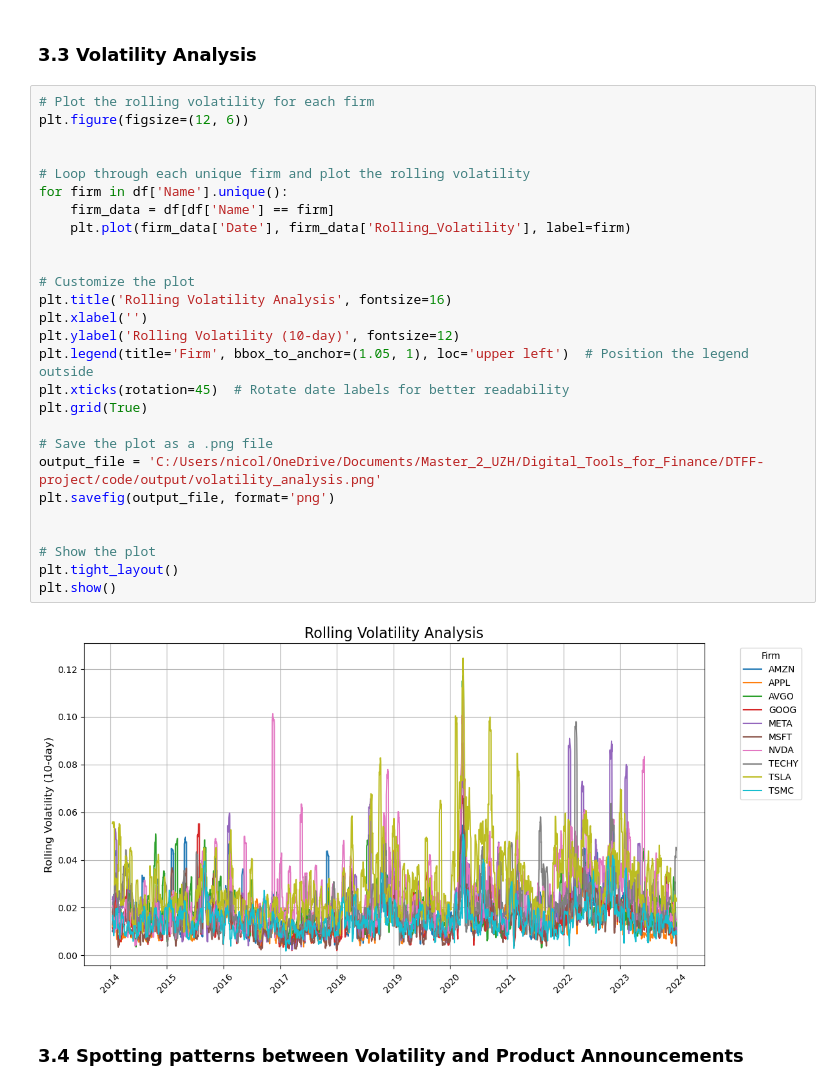
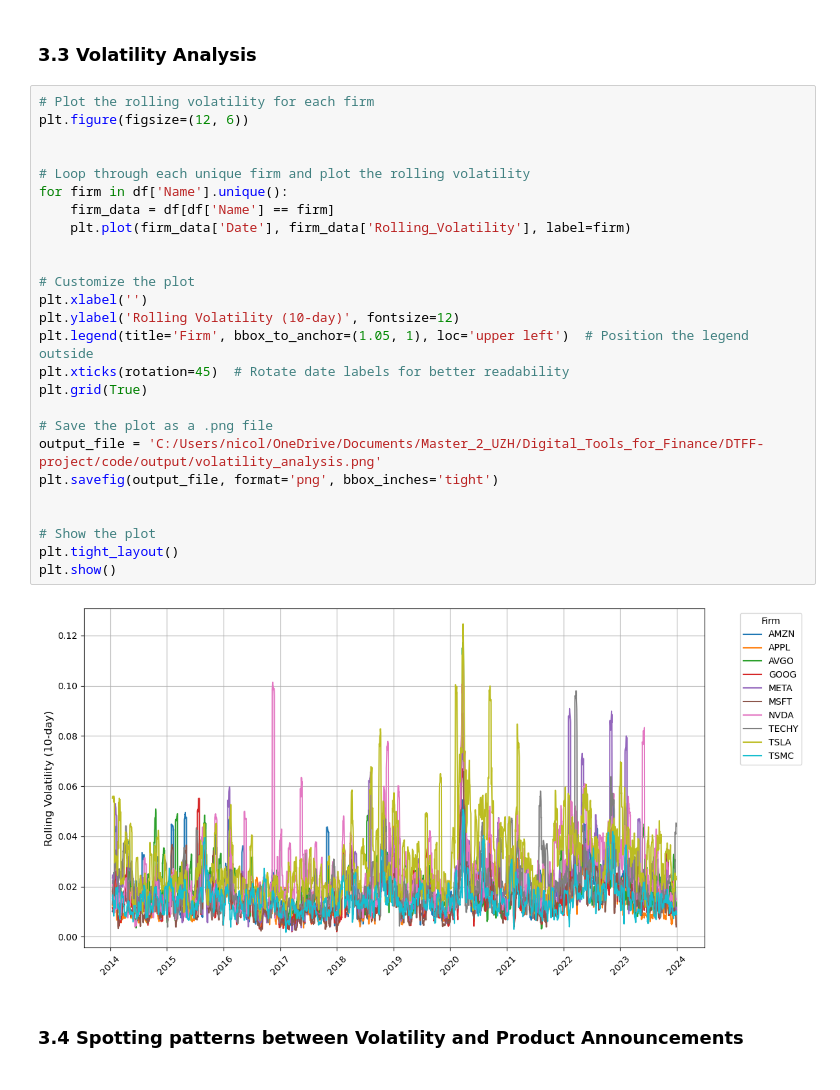
Before and after one commit to Nicodu21/DTFF-project, a Jupyter notebook: code/notebook/DTFF_project.ipynb, the cells around one changed output. Cells and saved outputs as stored; diff of their text form.

Commit message:
Deleted the graph titles of the notebook

```diff
--- a/code/notebook/DTFF_project.ipynb
+++ b/code/notebook/DTFF_project.ipynb
@@ -300,32 +299,31 @@ plt.show()
 # %%
 # Plot the rolling volatility for each firm
 plt.figure(figsize=(12, 6))
 
 
 # Loop through each unique firm and plot the rolling volatility
 for firm in df['Name'].unique():
     firm_data = df[df['Name'] == firm]
     plt.plot(firm_data['Date'], firm_data['Rolling_Volatility'], label=firm)
 
 
 # Customize the plot
-plt.title('Rolling Volatility Analysis', fontsize=16)
 plt.xlabel('')
 plt.ylabel('Rolling Volatility (10-day)', fontsize=12)
 plt.legend(title='Firm', bbox_to_anchor=(1.05, 1), loc='upper left')  # Position the legend outside
 plt.xticks(rotation=45)  # Rotate date labels for better readability
 plt.grid(True)
 
 # Save the plot as a .png file
 output_file = 'C:/Users/nicol/OneDrive/Documents/Master_2_UZH/Digital_Tools_for_Finance/DTFF-project/code/output/volatility_analysis.png'
-plt.savefig(output_file, format='png')
+plt.savefig(output_file, format='png', bbox_inches='tight')
 
 
 # Show the plot
 plt.tight_layout()
 plt.show()
 # %% [output]
-[figure, old version]
+[figure, new version]
 # %% [markdown]
 ### 3.4 Spotting patterns between Volatility and Product Announcements
 # %% [markdown]
```
Also changed, not shown: parts of 5 cells of this notebook, 5 other files.
